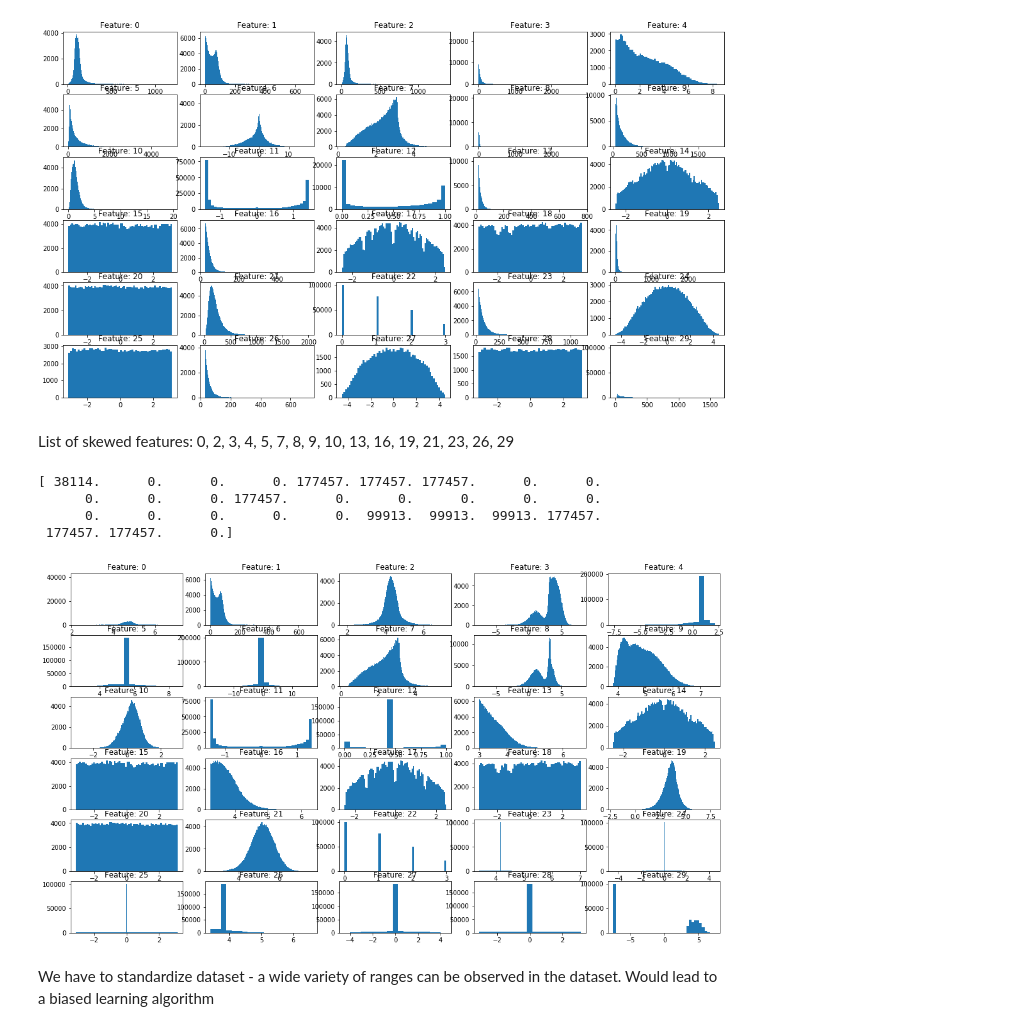
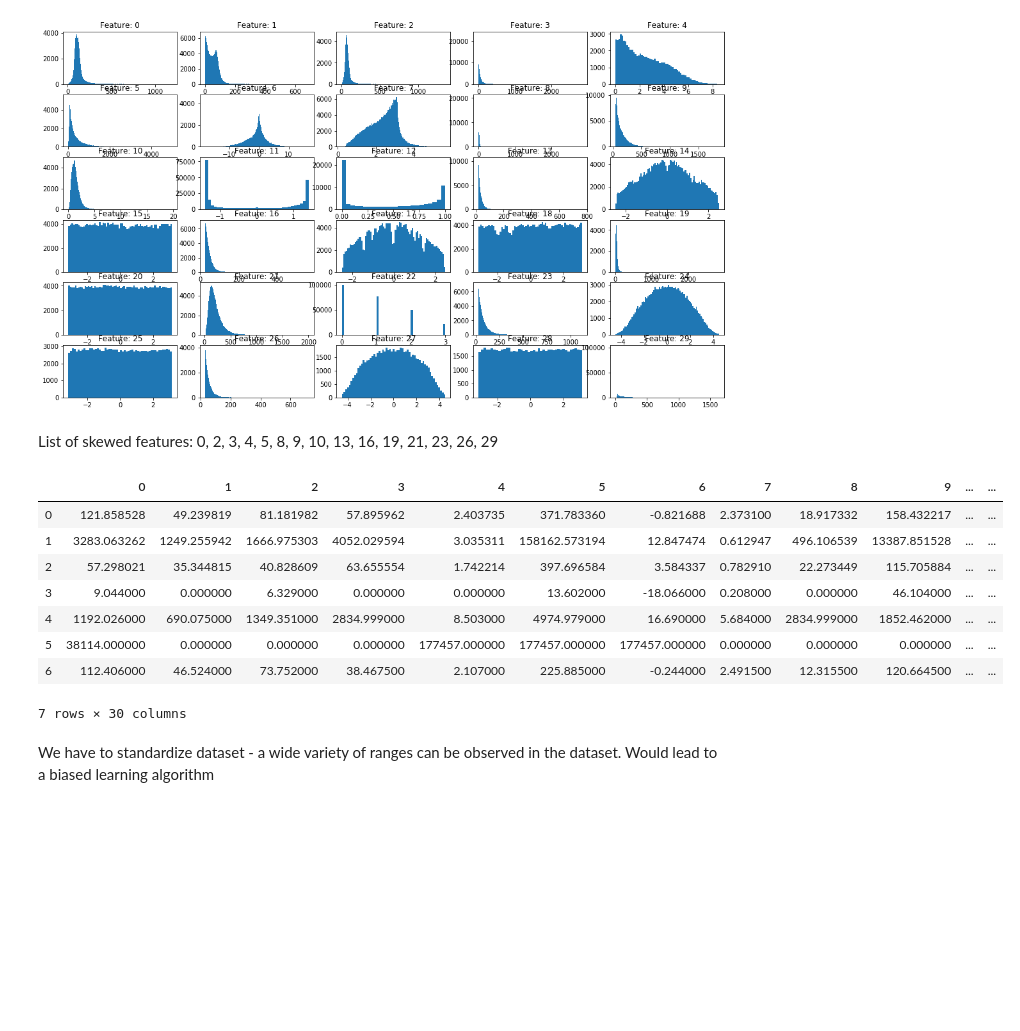
Before and after one commit to clelf/ML_Project1, a Jupyter notebook: scripts/project1-Jostein.ipynb, the cells around one changed output. Saved outputs shown, nothing was run; the diff lists cells and outputs as text; code cells hidden in the pictures; blank space fills up the shorter version.

```diff
--- a/scripts/project1-Jostein.ipynb
+++ b/scripts/project1-Jostein.ipynb
@@ -37,6 +37,6 @@ fig.set_size_inches(18.5, 10.5)
 # %% [output]
 [figure]
 # %% [markdown]
-List of skewed features: 0, 2, 3, 4, 5, 7, 8, 9, 10, 13, 16, 19, 21, 23, 26, 29
+List of skewed features: 0, 2, 3, 4, 5, 8, 9, 10, 13, 16, 19, 21, 23, 26, 29
 # %%
 ## Histogram last feature to show how problematic 0's are in this feature.
@@ -44,15 +44,26 @@ plt.hist(tX[:,29], bins='auto')
 # %%
 # Numerical exploratory data analysis
 # row1: mean | row2: variance | row3: standard deviation
 # row4: minimum value | row5: maximum value | row6: number of NaN's
 from data_wrangling import compute_statistics
 
 feature_statistics = compute_statistics(tX)
 
-# Show amount of nans
-print(feature_statistics[5,:])
+# store median, mean and std
+train_mean = feature_statistics[0, :]
+train_std = feature_statistics[2, :]
+train_median = feature_statistics[6, :]
+
+import pandas as pd
+pretty_view = pd.DataFrame(feature_statistics)
+pretty_view
 # %% [output]
+|  | 0 | 1 | 2 | 3 | 4 | 5 | 6 | 7 | 8 | 9 | ... | ... |
+| 0 | 121.858528 | 49.239819 | 81.181982 | 57.895962 | 2.403735 | 371.783360 | -0.821688 | 2.373100 | 18.917332 | 158.432217 | ... | ... |
+| 1 | 3283.063262 | 1249.255942 | 1666.975303 | 4052.029594 | 3.035311 | 158162.573194 | 12.847474 | 0.612947 | 496.106539 | 13387.851528 | ... | ... |
+| 2 | 57.298021 | 35.344815 | 40.828609 | 63.655554 | 1.742214 | 397.696584 | 3.584337 | 0.782910 | 22.273449 | 115.705884 | ... | ... |
+| 3 | 9.044000 | 0.000000 | 6.329000 | 0.000000 | 0.000000 | 13.602000 | -18.066000 | 0.208000 | 0.000000 | 46.104000 | ... | ... |
+| 4 | 1192.026000 | 690.075000 | 1349.351000 | 2834.999000 | 8.503000 | 4974.979000 | 16.690000 | 5.684000 | 2834.999000 | 1852.462000 | ... | ... |
+| 5 | 38114.000000 | 0.000000 | 0.000000 | 0.000000 | 177457.000000 | 177457.000000 | 177457.000000 | 0.000000 | 0.000000 | 0.000000 | ... | ... |
+| 6 | 112.406000 | 46.524000 | 73.752000 | 38.467500 | 2.107000 | 225.885000 | -0.244000 | 2.491500 | 12.315500 | 120.664500 | ... | ... |
-[ 38114.      0.      0.      0. 177457. 177457. 177457.      0.      0.
-      0.      0.      0. 177457.      0.      0.      0.      0.      0.
-      0.      0.      0.      0.      0.  99913.  99913.  99913. 177457.
- 177457. 177457.      0.]
+7 rows × 30 columns
@@ -85,14 +91,12 @@ fig, axes = plt.subplots(nrows, ncols)
 feature_id = 0
 for row in range(nrows):
     for col in range(ncols):
-        feature_tbp  = tX_logged[:,feature_id]
+        feature_tbp  = tx_[:,feature_id]
         axes[row, col].hist(feature_tbp[~np.isnan(feature_tbp)], bins='auto')
         axes[row, col].set_title('Feature: {}'.format(feature_id))
         feature_id += 1
 
 
 fig.set_size_inches(18.5, 10.5)
-# %% [output]
-[figure, removed]
 # %% [markdown]
 We have to standardize dataset - a wide variety of ranges can be observed in the dataset. Would lead to a biased learning algorithm
```
Also changed, not shown: parts of 35 cells of this notebook, 9 other files.
